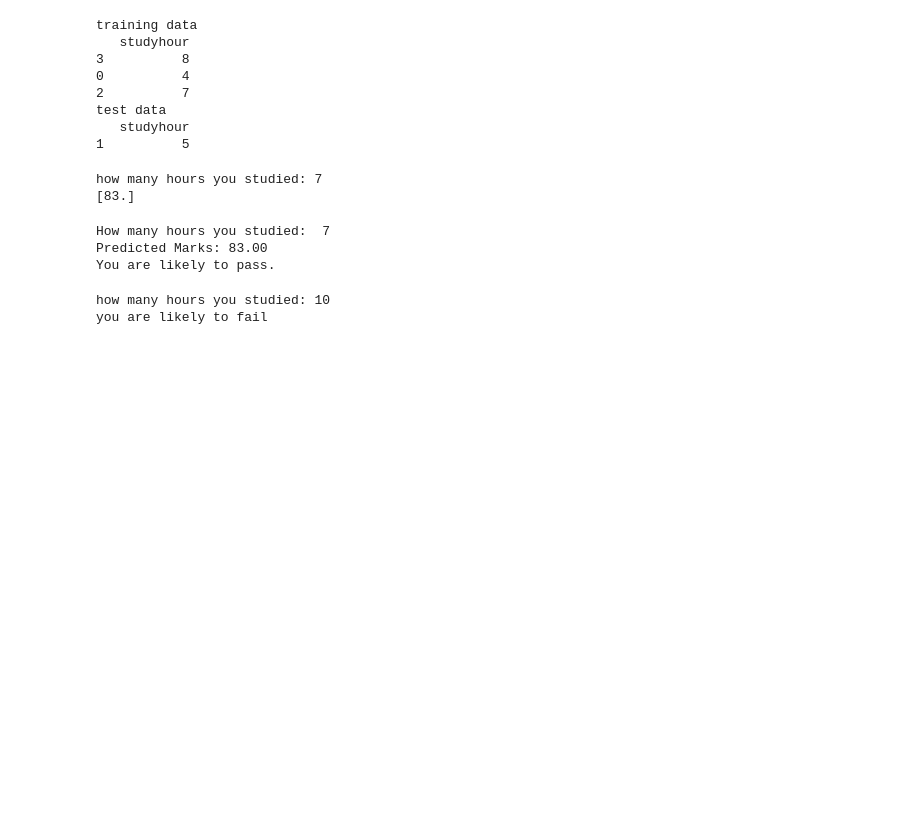
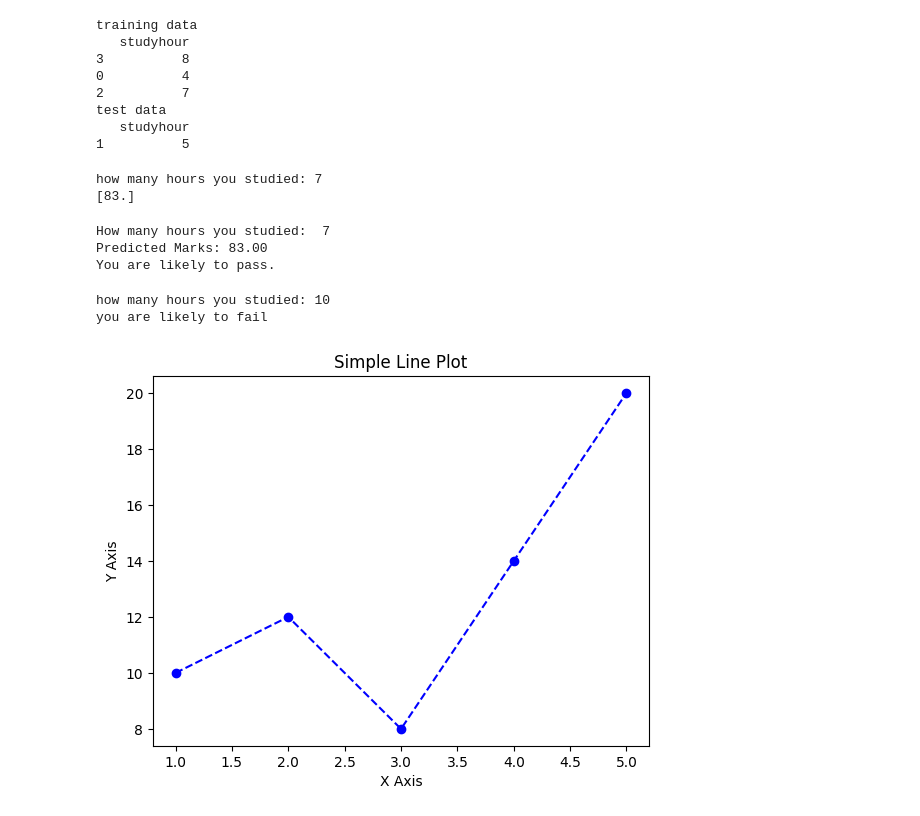
Before and after one commit to VSDeshmukh12/firstRepo, a Jupyter notebook: Untitled.ipynb, the cells around one changed output. Drawn from its saved outputs; the diff is of its cells as text; code cells hidden in the pictures; blank space fills up the shorter version.

```diff
--- a/Untitled.ipynb
+++ b/Untitled.ipynb
@@ -212,3 +212,23 @@ else:
 # %% [output]
 how many hours you studied: 10
 you are likely to fail
+# %%
+import matplotlib.pyplot as plt
+
+# Sample data
+x = [1, 2, 3, 4, 5]
+y = [10, 12, 8, 14, 20]
+
+# Create a line plot
+plt.plot(x, y, color='blue', marker='o', linestyle='--')
+
+# Add title and labels
+plt.title('Simple Line Plot')
+plt.xlabel('X Axis')
+plt.ylabel('Y Axis')
+
+# Show the plot
+
+plt.show()
+# %% [output]
+[figure, added]
```
Also changed, not shown: 1 other file.
